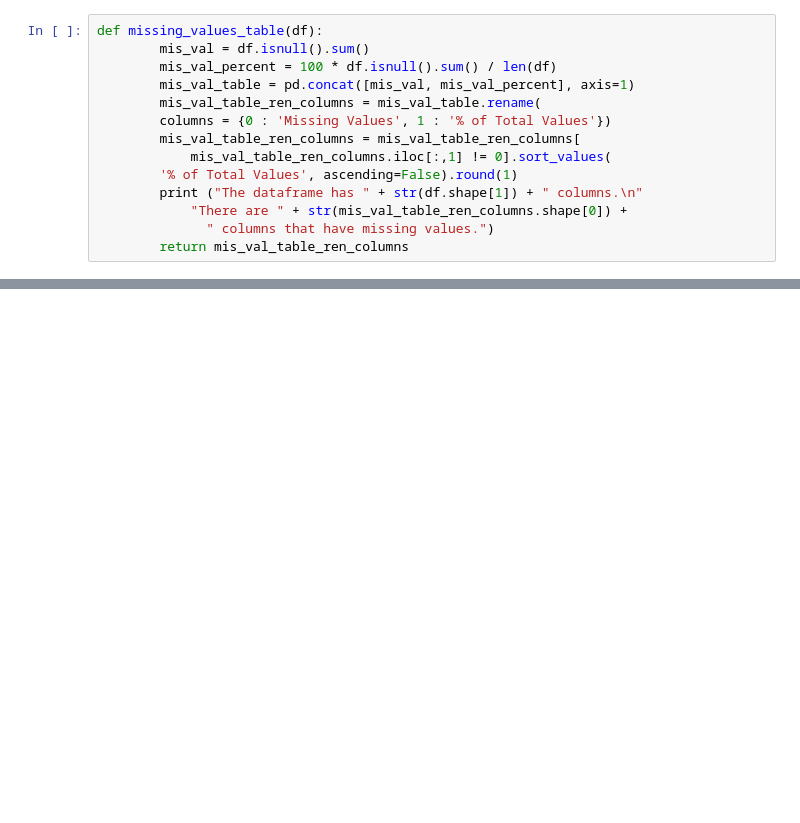
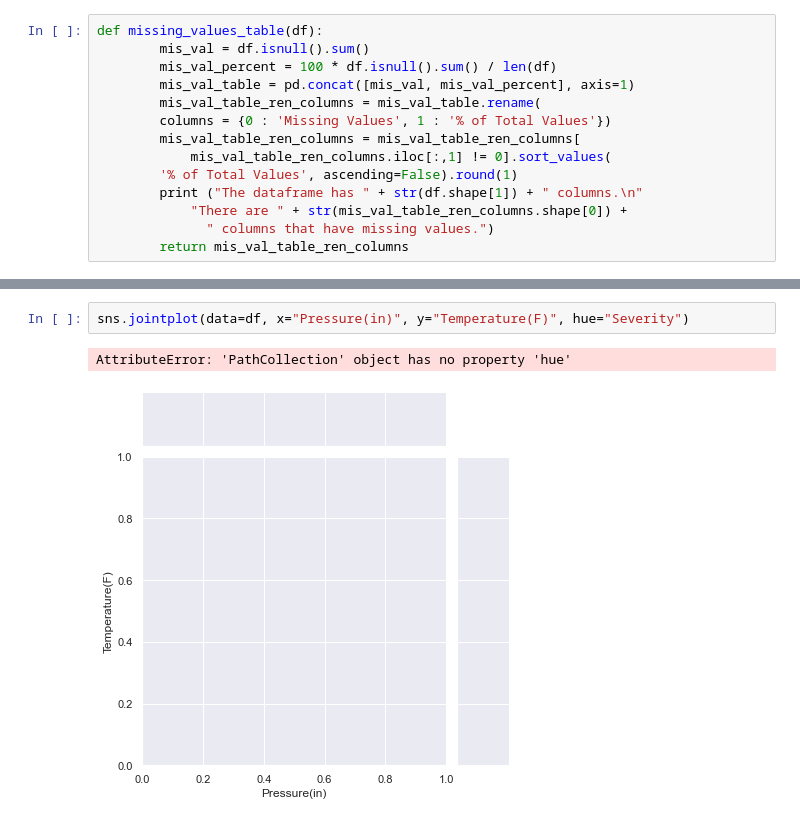
Before and after one commit to pvn-leo/DataAnalytics, a Jupyter notebook: EDA.ipynb, the cells around one changed output, grey strips where cells are left out. Drawn from its saved outputs; the diff is of its cells as text; blank space fills up the shorter version.

```diff
--- a/EDA.ipynb
+++ b/EDA.ipynb
@@ -114,0 +106,5 @@ dtype: object
+# %%
+sns.jointplot(data=df, x="Pressure(in)", y="Temperature(F)", hue="Severity")
+# %% [output]
+AttributeError: 'PathCollection' object has no property 'hue'
+[figure, added]
```
Also changed, not shown: parts of 12 cells of this notebook.
